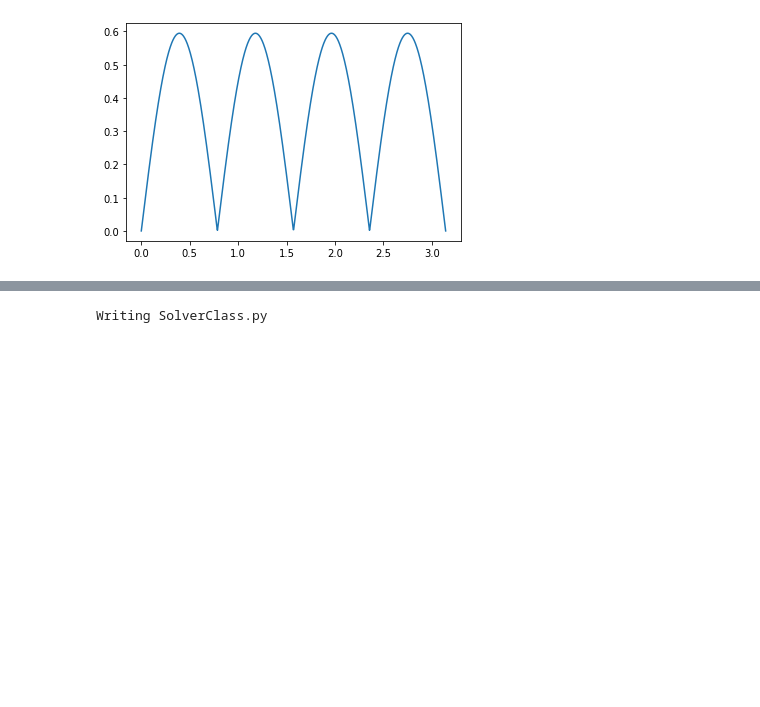
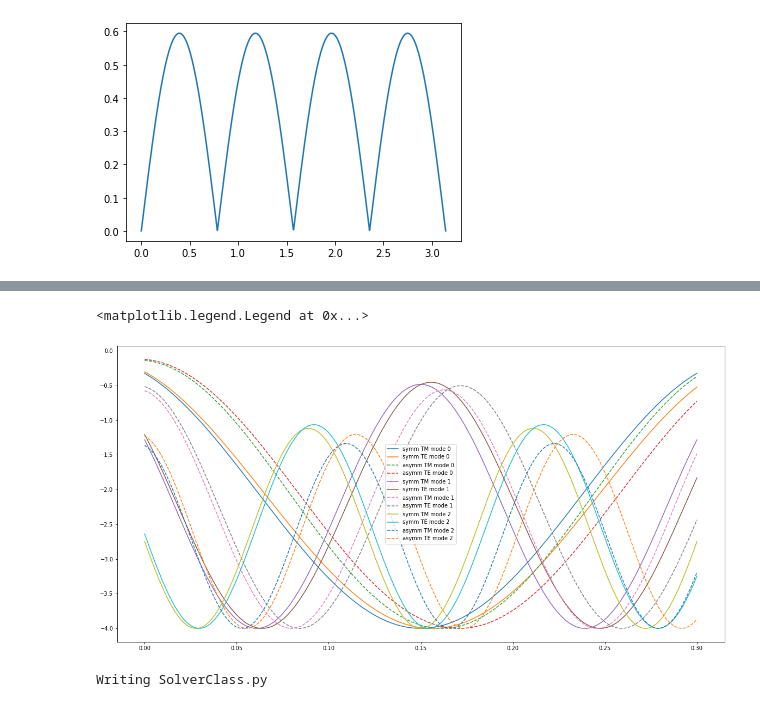
Before and after one commit to Semyonov-as/Python_Modelling, a Jupyter notebook: Waveguide_ICME.ipynb, the cells around one changed output, grey strips where cells are left out. Drawn from its saved outputs; the diff is of its cells as text; code cells hidden in the pictures; blank space fills up the shorter version.

```diff
--- a/Waveguide_ICME.ipynb
+++ b/Waveguide_ICME.ipynb
@@ -85,3 +111,45 @@ plt.plot(Phi, tor)
+# %%
+lam = 0.2
+Z = np.linspace(0, 0.3, 200)
+psi = np.pi/4
+out_of_plane = 0
+phi = 0/180*np.pi
+H = ICMEmodel.get_H(1, psi, out_of_plane)
+M = ICMEmodel.get_M_from_H(H, phi)
+
+torqsTMsymm = []
+torqsTEsymm = []
+torqsTMasymm = []
+torqsTEasymm = []
+
+for i in range(3):
+    torqsTMsymm.append(symm.get_icme_torque(symm.normalize_E(
+        symm.get_E_field_TM(symm.sol_mode_eq(lam, N=i, mode='TM'), lam, Z)),
+        H, M, phi
+    )[:, 2])
+    torqsTEsymm.append(symm.get_icme_torque(
+        symm.normalize_E(symm.get_E_field_TM(symm.sol_mode_eq(lam, N=i, mode='TE'), lam, Z)),
+        H, M, phi
+    )[:, 2])
+    torqsTMasymm.append(asymm.get_icme_torque(
+        asymm.normalize_E(asymm.get_E_field_TM(asymm.sol_mode_eq(lam, N=i, mode='TM'), lam, Z)),
+        H, M, phi
+    )[:, 2])
+    torqsTEasymm.append(asymm.get_icme_torque(
+        asymm.normalize_E(asymm.get_E_field_TM(asymm.sol_mode_eq(lam, N=i, mode='TE'), lam, Z)),
+        H, M, phi
+    )[:, 2])
+
+plt.figure(figsize=(20, 10))
+for i in range(3):
+    plt.plot(Z, torqsTMsymm[i], label=f'symm TM mode {i}')
+    plt.plot(Z, torqsTEsymm[i], label=f'symm TE mode {i}')
+    plt.plot(Z, torqsTMasymm[i], '--', label=f'asymm TM mode {i}')
+    plt.plot(Z, torqsTEasymm[i], '--', label=f'asymm TE mode {i}')
+plt.legend()
+# %% [output]
+<matplotlib.legend.Legend at 0x...>
+[figure, added]
 # %%
 width = 0.6
 n1 = 1.5
```
Also changed, not shown: parts of 3 cells of this notebook, 1 other file.
